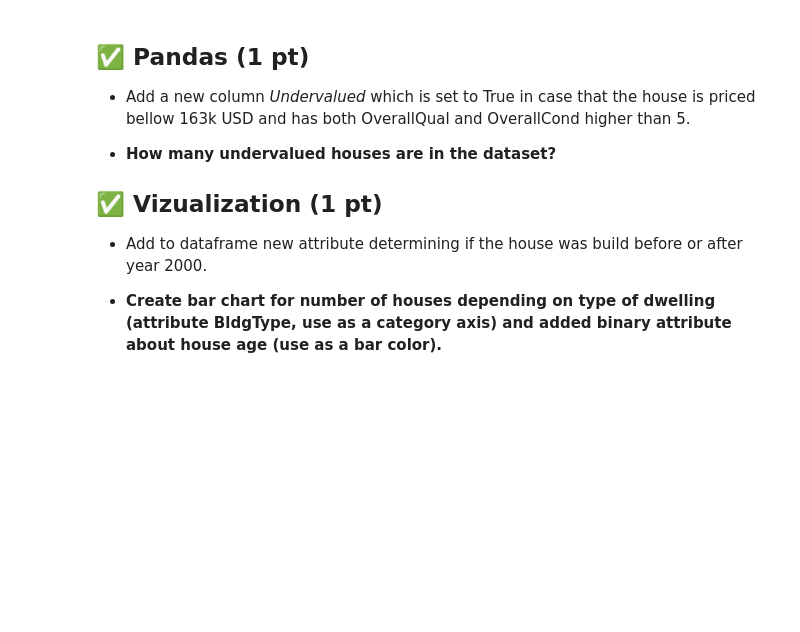
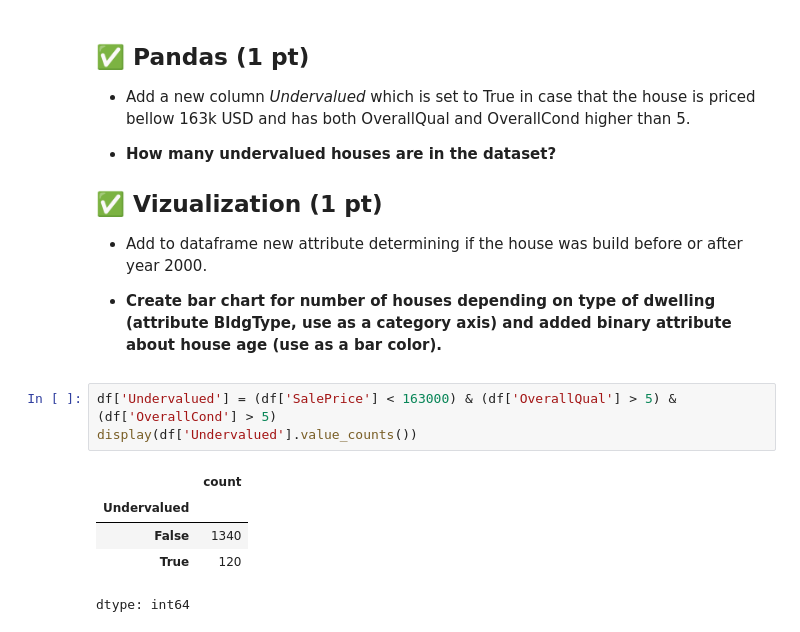
Before and after one commit to Sathya158/VSB-FEI-Fundamentals-of-Machine-Learning-Exercises, a Jupyter notebook: fml_01.ipynb, the cells around one changed output. Drawn from its saved outputs; the diff is of its cells as text; blank space fills up the shorter version.

```diff
--- a/fml_01.ipynb
+++ b/fml_01.ipynb
@@ -650,3 +649,12 @@ display(sns.countplot(data=df, x='BldgType', hue='CentralAir', palette='Set1'))
 * Add to dataframe new attribute determining if the house was build before or after year 2000.
 
 * **Create bar chart for number of houses depending on type of dwelling (attribute BldgType, use as a category axis) and added binary attribute about house age (use as a bar color).**
+# %%
+df['Undervalued'] = (df['SalePrice'] < 163000) & (df['OverallQual'] > 5) & (df['OverallCond'] > 5)
+display(df['Undervalued'].value_counts())
+# %% [output]
+|  | count |
+| Undervalued |  |
+| False | 1340 |
+| True | 120 |
+dtype: int64
```
Also changed, not shown: parts of 3 cells of this notebook.
